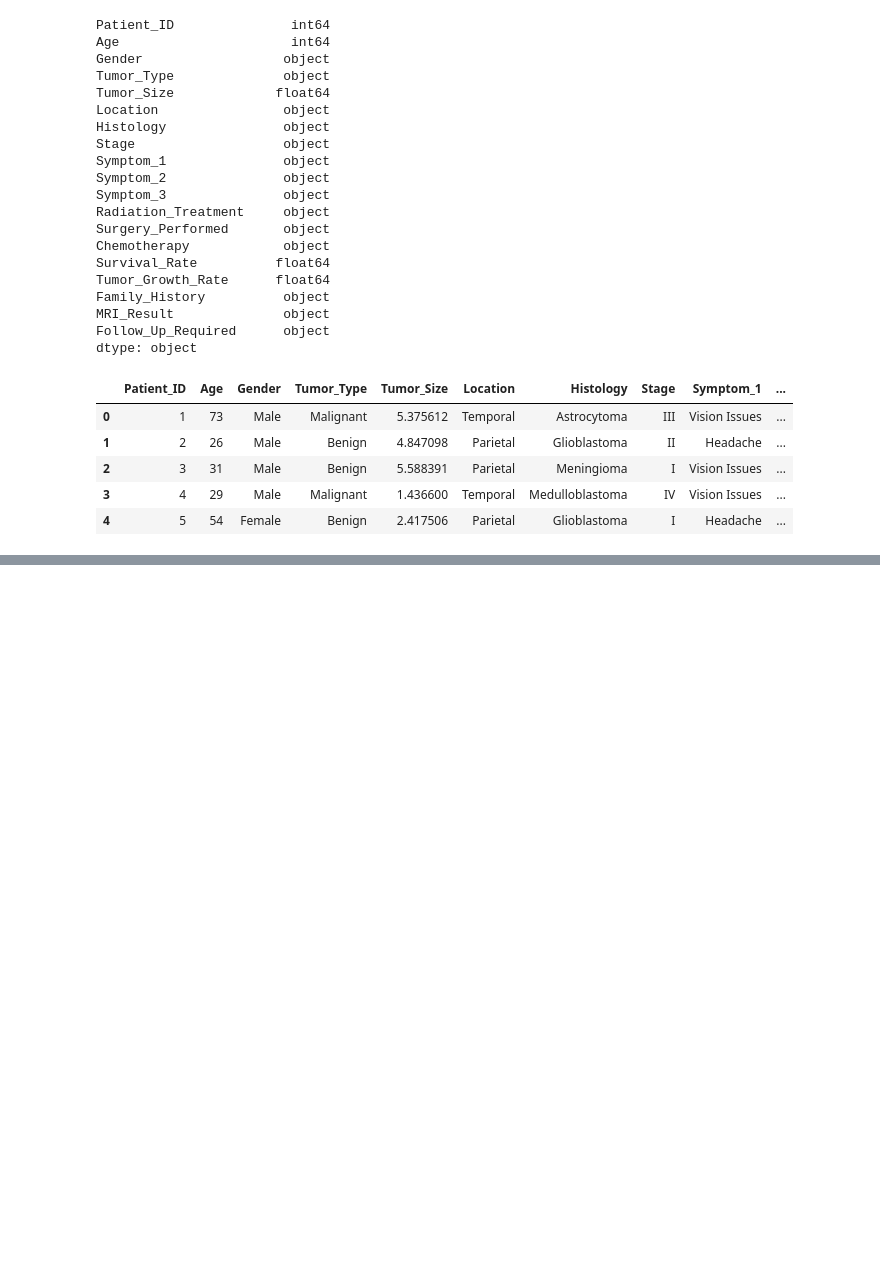
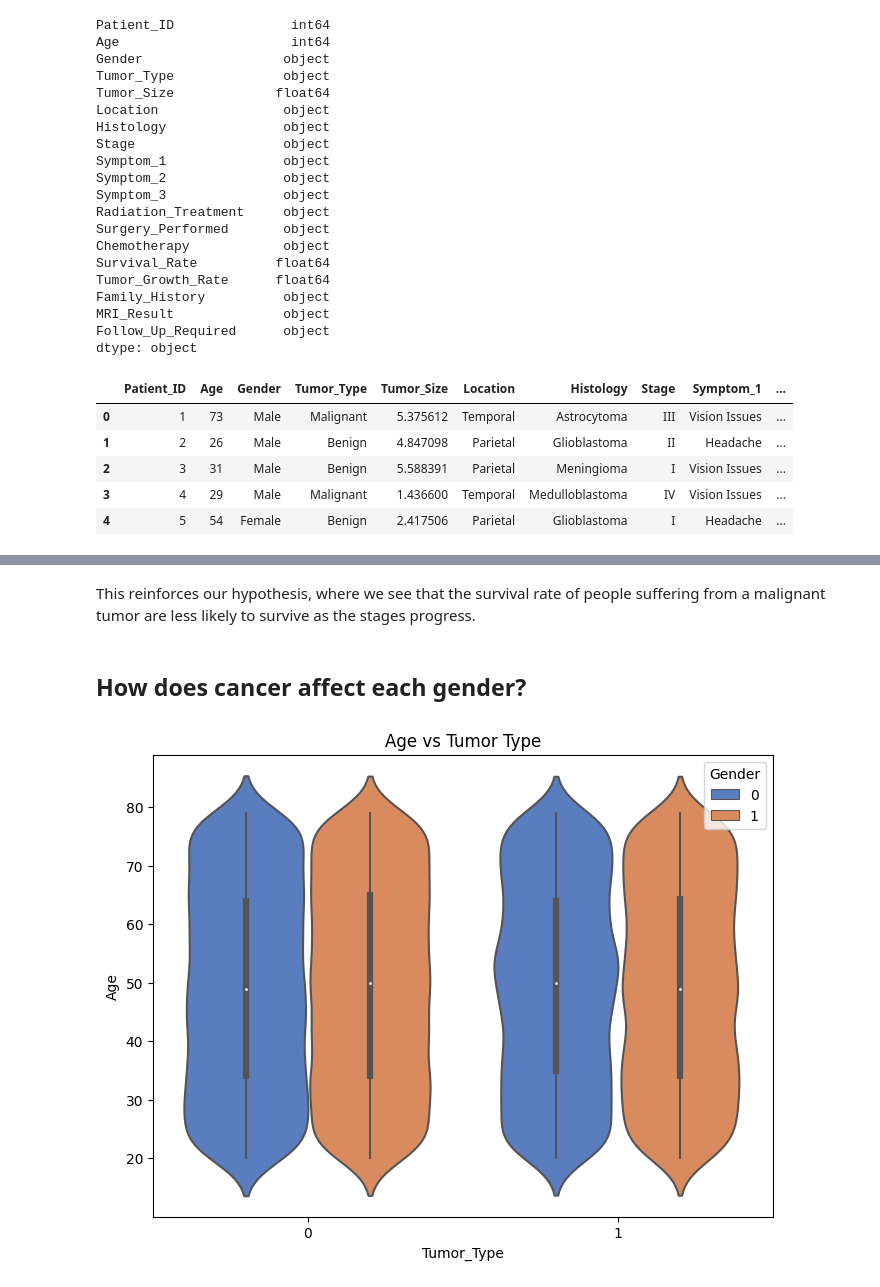
Before and after one commit to GrEyBoG/cancer_diagnosis, a Jupyter notebook: cancer-diagnosis.ipynb, the cells around one changed output, grey strips where cells are left out. Drawn from its saved outputs; the diff is of its cells as text; code cells hidden in the pictures; blank space fills up the shorter version.

```diff
--- a/cancer-diagnosis.ipynb
+++ b/cancer-diagnosis.ipynb
@@ -127,0 +181,11 @@ array(['Positive', 'Negative'], dtype=object)
+# %% [markdown]
+This reinforces our hypothesis, where we see that the survival rate of people suffering from a malignant tumor are less likely to survive as the stages progress.
+# %% [markdown]
+## How does cancer affect each gender?
+# %%
+plt.figure(figsize=(8,6))
+sns.violinplot(data=df, x="Tumor_Type", y="Age", hue='Gender', palette="muted")
+plt.title("Age vs Tumor Type")
+plt.show()
+# %% [output]
+[figure, added]
```
Also changed, not shown: parts of 93 cells of this notebook.
